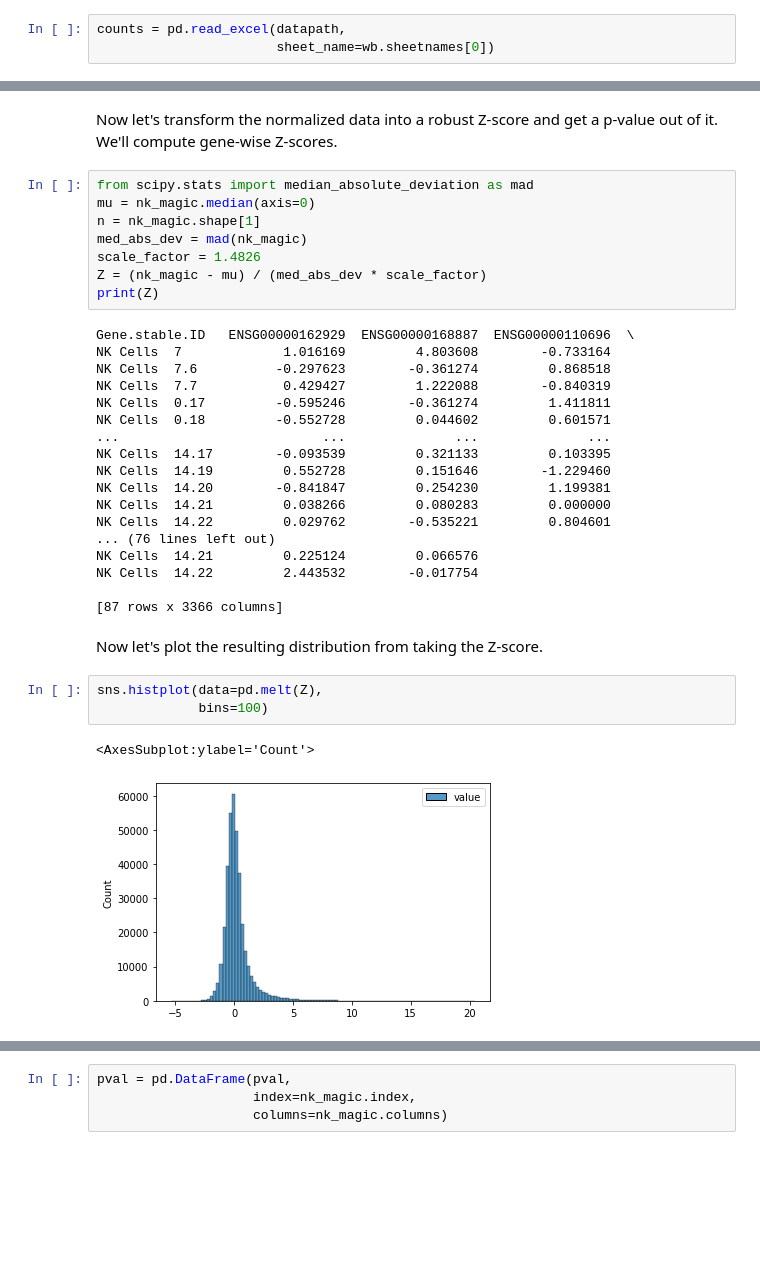
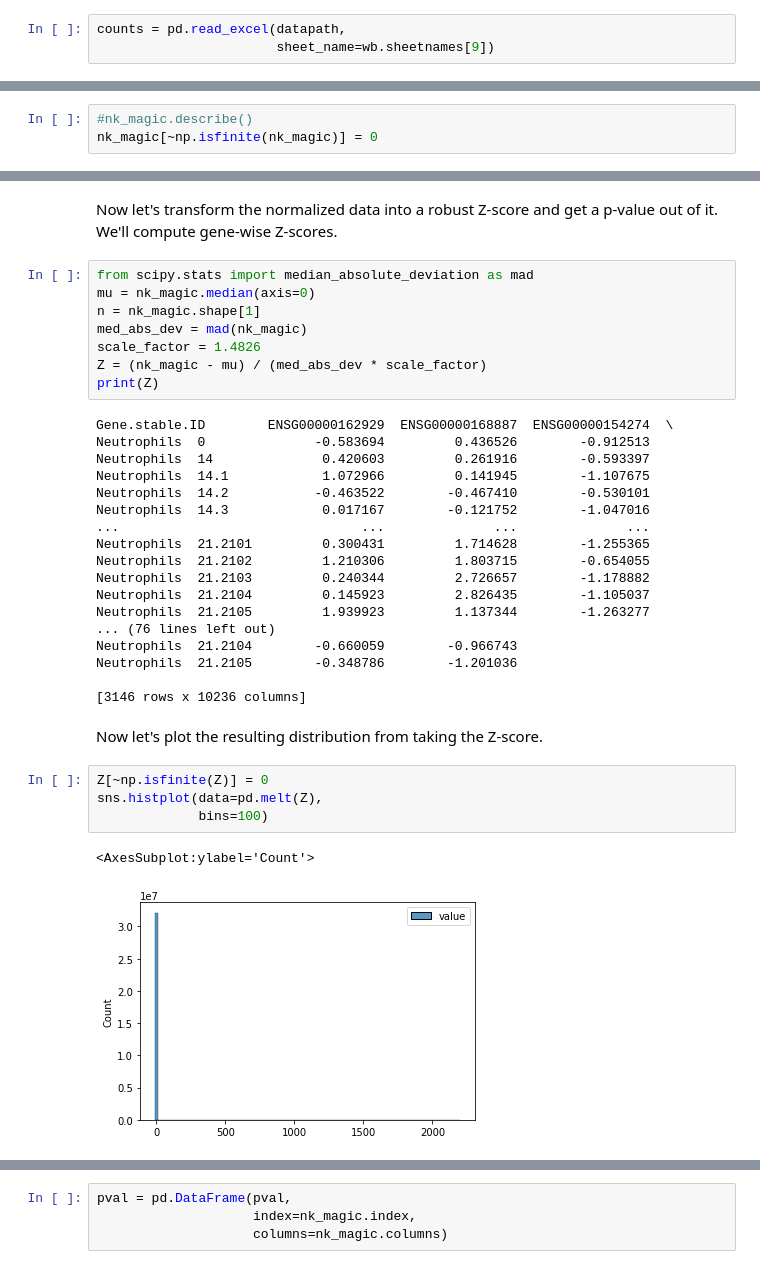
Before and after one commit to sriram-lab/single-cell-neutrophil-flux-analysis, a Jupyter notebook: src/python/phate.ipynb, the cells around one changed output, grey strips where cells are left out. Drawn from its saved outputs; the diff is of its cells as text; blank space fills up the shorter version.

```diff
--- a/src/python/phate.ipynb
+++ b/src/python/phate.ipynb
@@ -51,7 +51,7 @@ print(wb.sheetnames)
 Let's write up some code to preprocess the dataset. We'll analyze the Neutrophil dataset first, because that's the main dataset of interest.
 # %%
 counts = pd.read_excel(datapath,
-                       sheet_name=wb.sheetnames[0])
+                       sheet_name=wb.sheetnames[9])
 # %%
 print(counts)
 # %% [output]
@@ -250,3 +252,6 @@ NK Cells  14.22           0.8828           0.3476
+# %%
+#nk_magic.describe()
+nk_magic[~np.isfinite(nk_magic)] = 0
 # %% [markdown]
 Now let's make a heatmap of the data
 # %%
@@ -266,31 +272,32 @@ scale_factor = 1.4826
 Z = (nk_magic - mu) / (med_abs_dev * scale_factor)
 print(Z)
 # %% [output]
-Gene.stable.ID   ENSG00000162929  ENSG00000168887  ENSG00000110696  \
-NK Cells  7             1.016169         4.803608        -0.733164
-NK Cells  7.6          -0.297623        -0.361274         0.868518
-NK Cells  7.7           0.429427         1.222088        -0.840319
-NK Cells  0.17         -0.595246        -0.361274         1.411811
-NK Cells  0.18         -0.552728         0.044602         0.601571
-...                          ...              ...              ...
-NK Cells  14.17        -0.093539         0.321133         0.103395
-NK Cells  14.19         0.552728         0.151646        -1.229460
-NK Cells  14.20        -0.841847         0.254230         1.199381
-NK Cells  14.21         0.038266         0.080283         0.000000
-NK Cells  14.22         0.029762        -0.535221         0.804601
+Gene.stable.ID        ENSG00000162929  ENSG00000168887  ENSG00000154274  \
+Neutrophils  0              -0.583694         0.436526        -0.912513
+Neutrophils  14              0.420603         0.261916        -0.593397
+Neutrophils  14.1            1.072966         0.141945        -1.107675
+Neutrophils  14.2           -0.463522        -0.467410        -0.530101
+Neutrophils  14.3            0.017167        -0.121752        -1.047016
+...                               ...              ...              ...
+Neutrophils  21.2101         0.300431         1.714628        -1.255365
+Neutrophils  21.2102         1.210306         1.803715        -0.654055
+Neutrophils  21.2103         0.240344         2.726657        -1.178882
+Neutrophils  21.2104         0.145923         2.826435        -1.105037
+Neutrophils  21.2105         1.939923         1.137344        -1.263277
 ... (76 lines left out)
-NK Cells  14.21         0.225124         0.066576
-NK Cells  14.22         2.443532        -0.017754
+Neutrophils  21.2104        -0.660059        -0.966743
+Neutrophils  21.2105        -0.348786        -1.201036
 
-[87 rows x 3366 columns]
+[3146 rows x 10236 columns]
 # %% [markdown]
 Now let's plot the resulting distribution from taking the Z-score.
 # %%
+Z[~np.isfinite(Z)] = 0
 sns.histplot(data=pd.melt(Z),
              bins=100)
 # %% [output]
 <AxesSubplot:ylabel='Count'>
-[figure, old version]
+[figure, new version]
 # %%
 from scipy.stats import norm
 pval = norm.sf(abs(Z))*2
```
Also changed, not shown: parts of 18 cells of this notebook, 4 other files.
